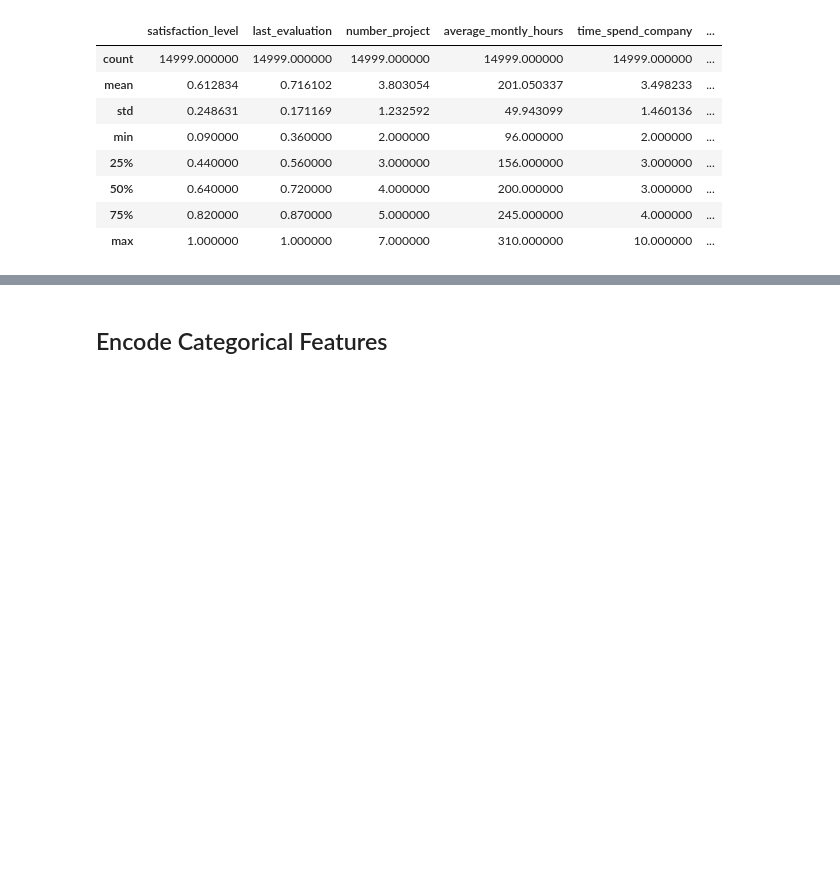
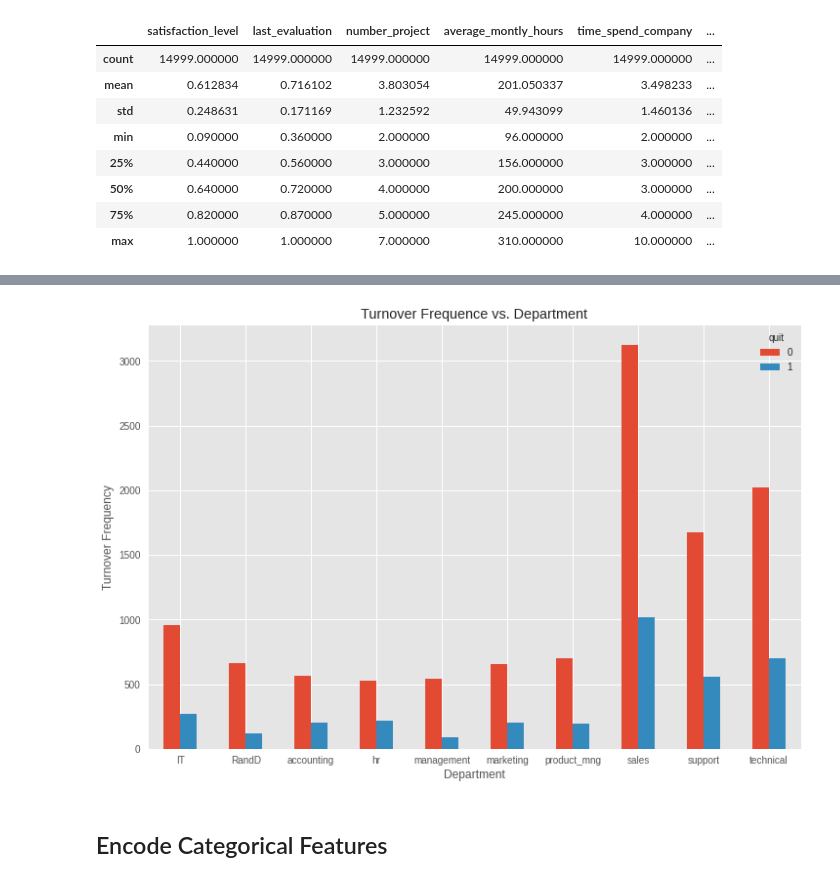
Before and after one commit to baotramduong/Employee-Turnover-Prediction, a Jupyter notebook: Notebook.ipynb, the cells around one changed output, grey strips where cells are left out. Drawn from its saved outputs; the diff is of its cells as text; code cells hidden in the pictures; blank space fills up the shorter version.

```diff
--- a/Notebook.ipynb
+++ b/Notebook.ipynb
@@ -98,2 +130,12 @@ profile
+# %%
+#crosstab to see how employees of different department behave
+pd.crosstab(hr.department, hr.quit).plot(kind='bar')
+plt.title('Turnover Frequence vs. Department')
+plt.xlabel('Department')
+plt.ylabel('Turnover Frequency')
+plt.xticks(rotation=0)
+plt.show()
+# %% [output]
+[figure, added]
 # %% [markdown]
 ## Encode Categorical Features
```
Also changed, not shown: parts of 19 cells of this notebook.
